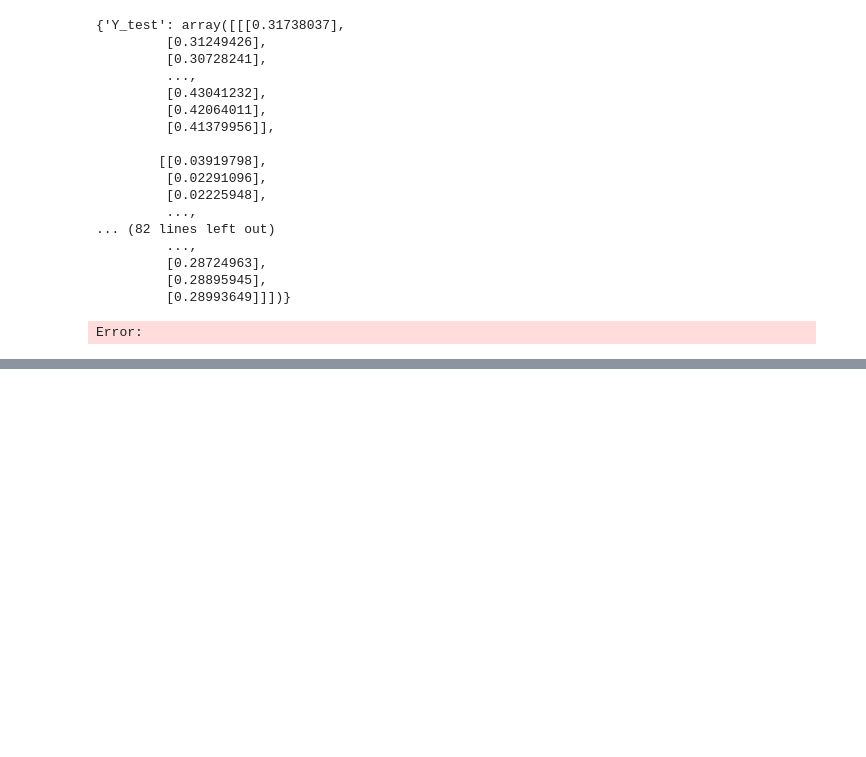
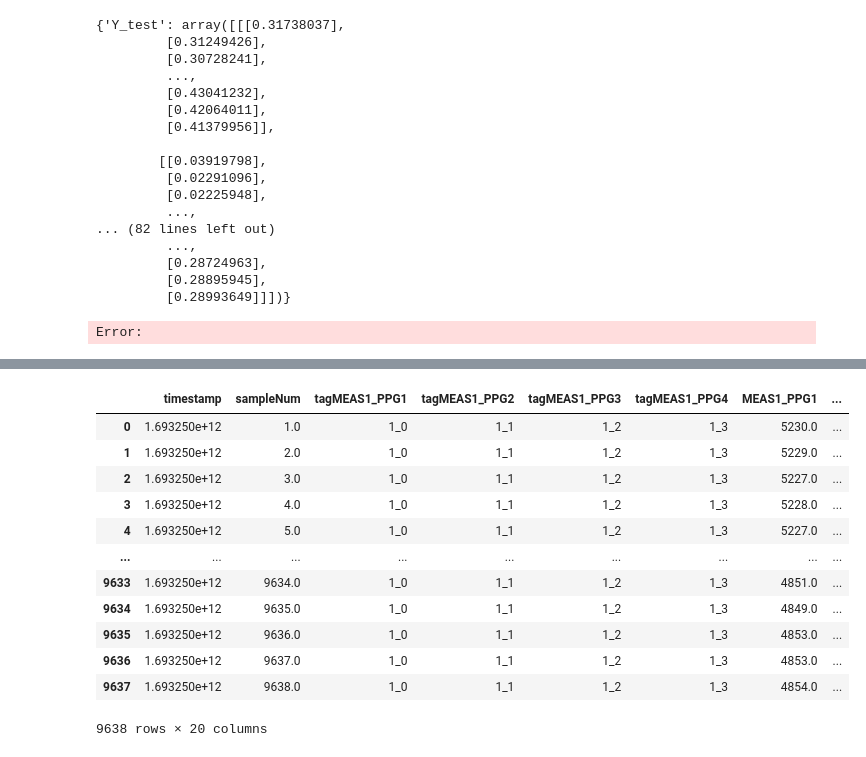
Before and after one commit to Xteom/PPG-Bloodpressure, a Jupyter notebook: PPG2ABP/codes/ppg2abp_explore.ipynb, the cells around one changed output, grey strips where cells are left out. Drawn from its saved outputs; the diff is of its cells as text; code cells hidden in the pictures; blank space fills up the shorter version.

```diff
--- a/PPG2ABP/codes/ppg2abp_explore.ipynb
+++ b/PPG2ABP/codes/ppg2abp_explore.ipynb
@@ -259,0 +300,17 @@ Error:
+# %%
+gtc_data = clean_timestamp(gtc_data)
+gtc_data
+# %% [output]
+|  | timestamp | sampleNum | tagMEAS1_PPG1 | tagMEAS1_PPG2 | tagMEAS1_PPG3 | tagMEAS1_PPG4 | MEAS1_PPG1 | ... |
+| 0 | 1.693250e+12 | 1.0 | 1_0 | 1_1 | 1_2 | 1_3 | 5230.0 | ... |
+| 1 | 1.693250e+12 | 2.0 | 1_0 | 1_1 | 1_2 | 1_3 | 5229.0 | ... |
+| 2 | 1.693250e+12 | 3.0 | 1_0 | 1_1 | 1_2 | 1_3 | 5227.0 | ... |
+| 3 | 1.693250e+12 | 4.0 | 1_0 | 1_1 | 1_2 | 1_3 | 5228.0 | ... |
+| 4 | 1.693250e+12 | 5.0 | 1_0 | 1_1 | 1_2 | 1_3 | 5227.0 | ... |
+| ... | ... | ... | ... | ... | ... | ... | ... | ... |
+| 9633 | 1.693250e+12 | 9634.0 | 1_0 | 1_1 | 1_2 | 1_3 | 4851.0 | ... |
+| 9634 | 1.693250e+12 | 9635.0 | 1_0 | 1_1 | 1_2 | 1_3 | 4849.0 | ... |
+| 9635 | 1.693250e+12 | 9636.0 | 1_0 | 1_1 | 1_2 | 1_3 | 4853.0 | ... |
+| 9636 | 1.693250e+12 | 9637.0 | 1_0 | 1_1 | 1_2 | 1_3 | 4853.0 | ... |
+| 9637 | 1.693250e+12 | 9638.0 | 1_0 | 1_1 | 1_2 | 1_3 | 4854.0 | ... |
+9638 rows × 20 columns
```
Also changed, not shown: parts of 9 cells of this notebook.
